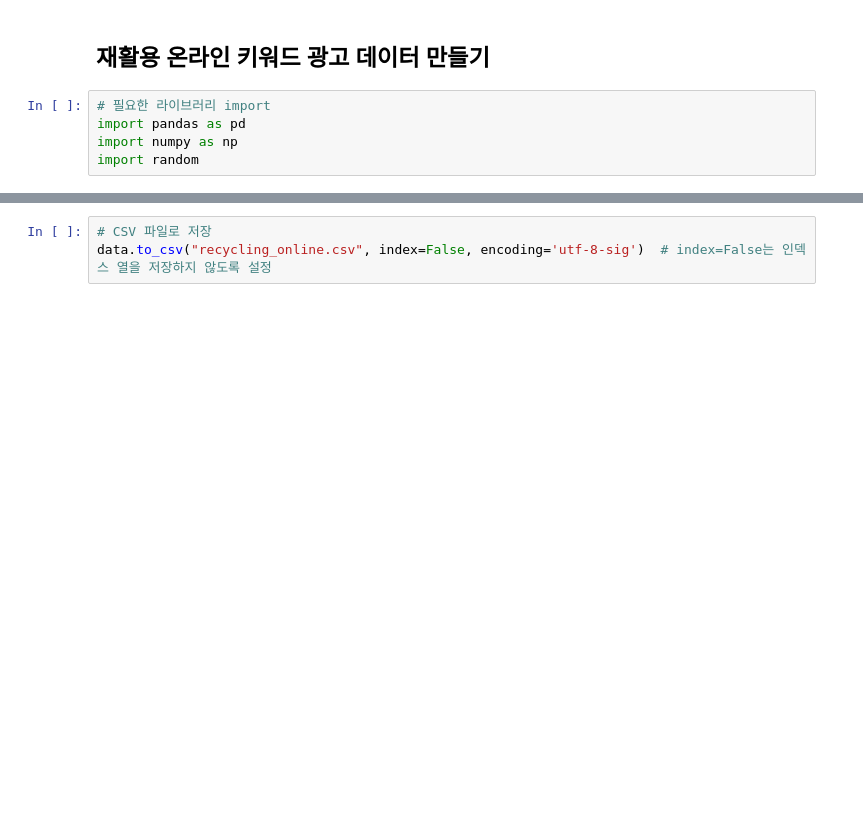
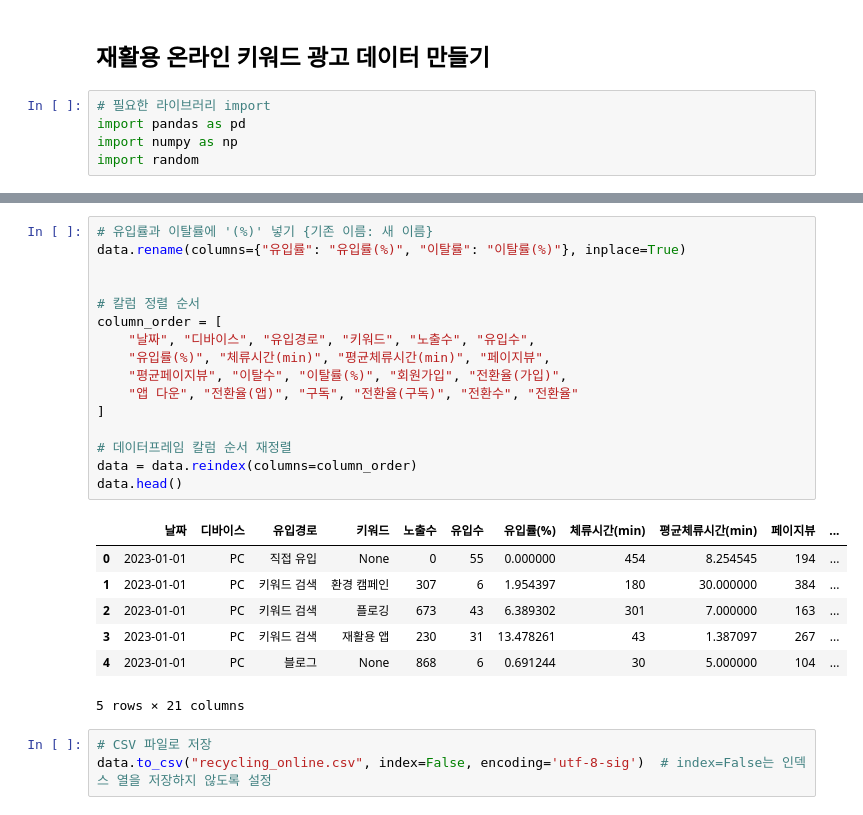
Before and after one commit to jjjjunn/fake_data_for_streamlit_prj, a Jupyter notebook: online.ipynb, the cells around one changed output, grey strips where cells are left out. Drawn from its saved outputs; the diff is of its cells as text; blank space fills up the shorter version.

```diff
--- a/online.ipynb
+++ b/online.ipynb
@@ -108,3 +222,27 @@ data.tail()
+# %%
+# 유입률과 이탈률에 '(%)' 넣기 {기존 이름: 새 이름}
+data.rename(columns={"유입률": "유입률(%)", "이탈률": "이탈률(%)"}, inplace=True)
+
+
+# 칼럼 정렬 순서
+column_order = [
+    "날짜", "디바이스", "유입경로", "키워드", "노출수", "유입수",
+    "유입률(%)", "체류시간(min)", "평균체류시간(min)", "페이지뷰",
+    "평균페이지뷰", "이탈수", "이탈률(%)", "회원가입", "전환율(가입)",
+    "앱 다운", "전환율(앱)", "구독", "전환율(구독)", "전환수", "전환율"
+]
+
+# 데이터프레임 칼럼 순서 재정렬
+data = data.reindex(columns=column_order)
+data.head()
+# %% [output]
+|  | 날짜 | 디바이스 | 유입경로 | 키워드 | 노출수 | 유입수 | 유입률(%) | 체류시간(min) | 평균체류시간(min) | 페이지뷰 | ... |
+| 0 | 2023-01-01 | PC | 직접 유입 | None | 0 | 55 | 0.000000 | 454 | 8.254545 | 194 | ... |
+| 1 | 2023-01-01 | PC | 키워드 검색 | 환경 캠페인 | 307 | 6 | 1.954397 | 180 | 30.000000 | 384 | ... |
+| 2 | 2023-01-01 | PC | 키워드 검색 | 플로깅 | 673 | 43 | 6.389302 | 301 | 7.000000 | 163 | ... |
+| 3 | 2023-01-01 | PC | 키워드 검색 | 재활용 앱 | 230 | 31 | 13.478261 | 43 | 1.387097 | 267 | ... |
+| 4 | 2023-01-01 | PC | 블로그 | None | 868 | 6 | 0.691244 | 30 | 5.000000 | 104 | ... |
+5 rows × 21 columns
 # %%
 # CSV 파일로 저장
 data.to_csv("recycling_online.csv", index=False, encoding='utf-8-sig')  # index=False는 인덱스 열을 저장하지 않도록 설정
```
Also changed, not shown: parts of 6 cells of this notebook, 1 other file.
